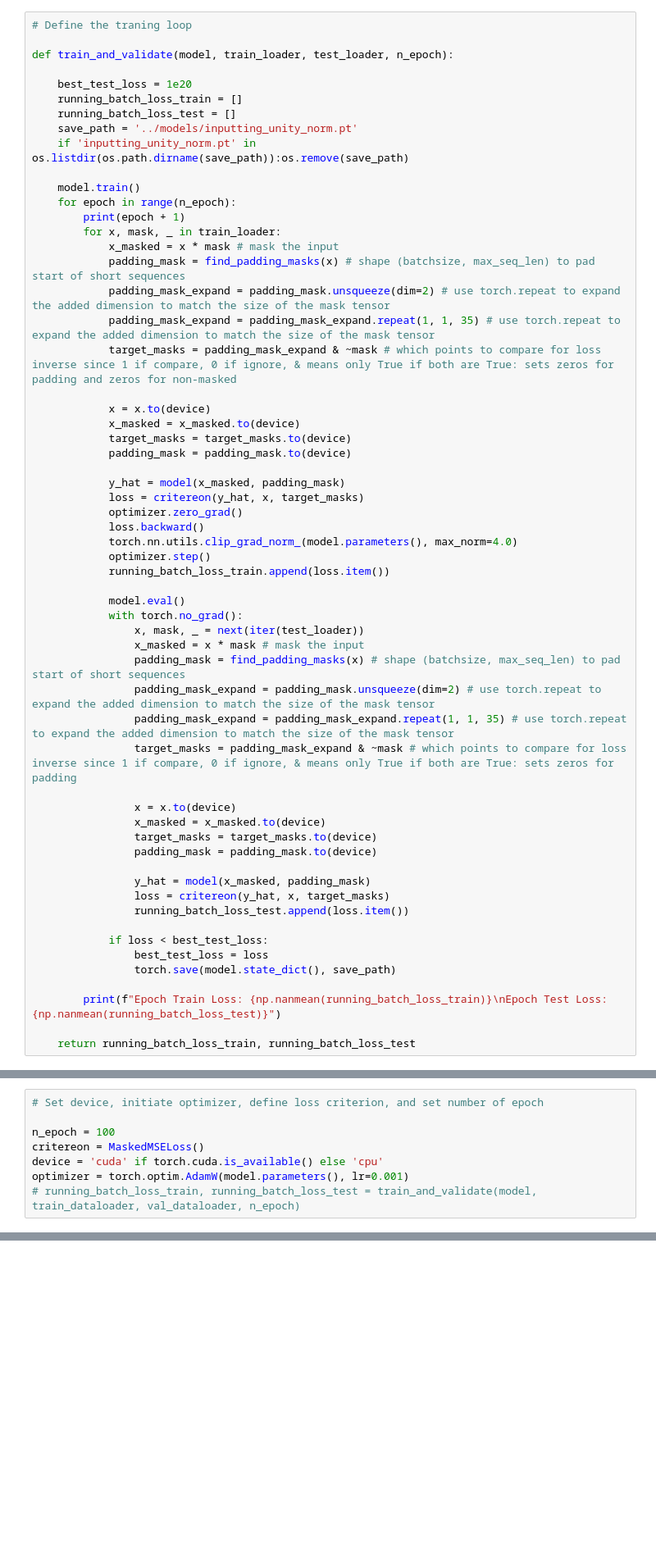
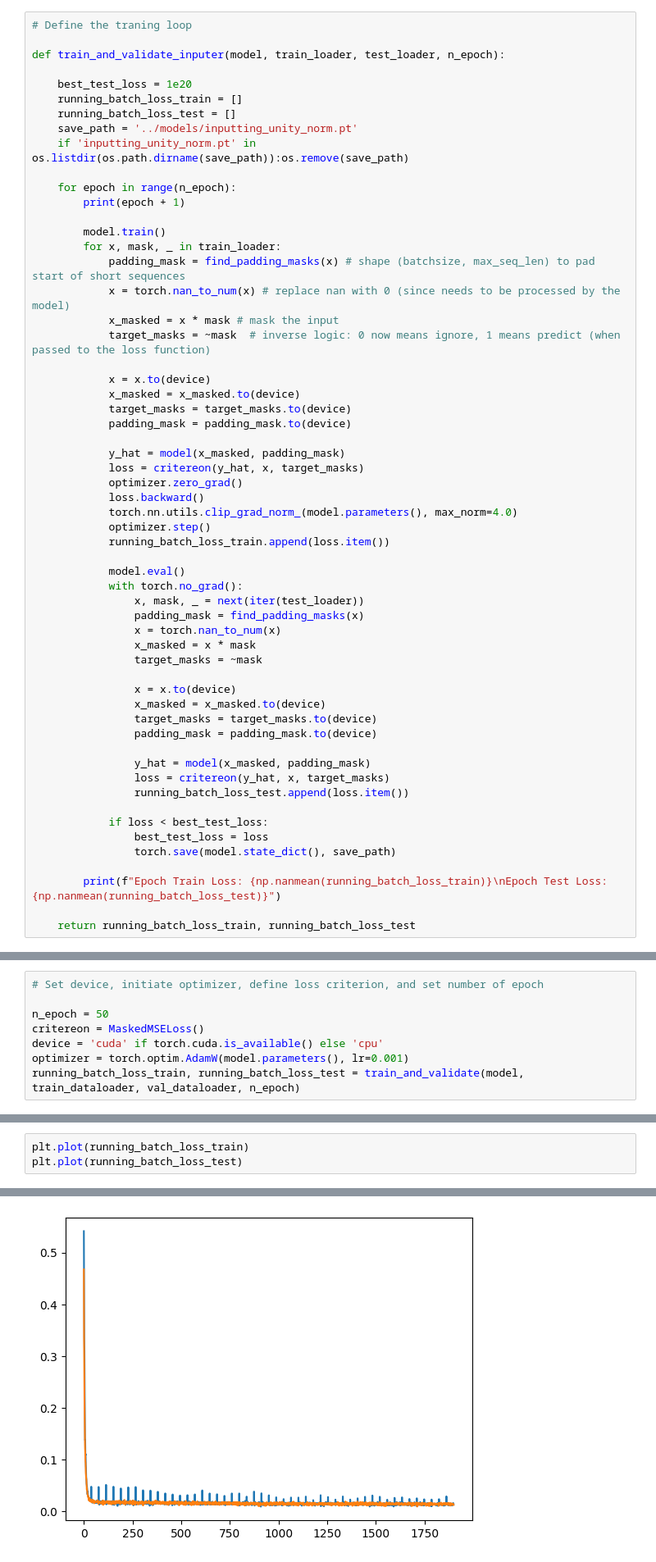
Before and after one commit to brandonlpanos/mvts, a Jupyter notebook: src/train_inputter.ipynb, the cells around one changed output, grey strips where cells are left out. Shown at 82% size. Saved outputs shown, nothing was run; the diff lists cells and outputs as text; blank space fills up the shorter version.

Commit message:
Added training loop for the inputter

```diff
--- a/src/train_inputter.ipynb
+++ b/src/train_inputter.ipynb
@@ -52,7 +52,7 @@ x.shape, mask.shape, label.shape # (batch, seq_length, feat_dim)
 # %%
 # Define the traning loop
 
-def train_and_validate(model, train_loader, test_loader, n_epoch):
+def train_and_validate_inputer(model, train_loader, test_loader, n_epoch):
 
     best_test_loss = 1e20
     running_batch_loss_train = []
@@ -60,15 +60,15 @@ def train_and_validate(model, train_loader, test_loader, n_epoch):
     save_path = '../models/inputting_unity_norm.pt'
     if 'inputting_unity_norm.pt' in os.listdir(os.path.dirname(save_path)):os.remove(save_path)
 
-    model.train()
     for epoch in range(n_epoch):
         print(epoch + 1)
+
+        model.train()
         for x, mask, _ in train_loader:
+            padding_mask = find_padding_masks(x) # shape (batchsize, max_seq_len) to pad start of short sequences
+            x = torch.nan_to_num(x) # replace nan with 0 (since needs to be processed by the model)
             x_masked = x * mask # mask the input
-            padding_mask = find_padding_masks(x) # shape (batchsize, max_seq_len) to pad start of short sequences
-            padding_mask_expand = padding_mask.unsqueeze(dim=2) # use torch.repeat to expand the added dimension to match the size of the mask tensor
-            padding_mask_expand = padding_mask_expand.repeat(1, 1, 35) # use torch.repeat to expand the added dimension to match the size of the mask tensor
-            target_masks = padding_mask_expand & ~mask # which points to compare for loss inverse since 1 if compare, 0 if ignore, & means only True if both are True: sets zeros for padding and zeros for non-masked
+            target_masks = ~mask  # inverse logic: 0 now means ignore, 1 means predict (when passed to the loss function)
 
             x = x.to(device)
             x_masked = x_masked.to(device)
@@ -86,11 +86,10 @@ def train_and_validate(model, train_loader, test_loader, n_epoch):
             model.eval()
             with torch.no_grad():
                 x, mask, _ = next(iter(test_loader))
-                x_masked = x * mask # mask the input
-                padding_mask = find_padding_masks(x) # shape (batchsize, max_seq_len) to pad start of short sequences
-                padding_mask_expand = padding_mask.unsqueeze(dim=2) # use torch.repeat to expand the added dimension to match the size of the mask tensor
-                padding_mask_expand = padding_mask_expand.repeat(1, 1, 35) # use torch.repeat to expand the added dimension to match the size of the mask tensor
-                target_masks = padding_mask_expand & ~mask # which points to compare for loss inverse since 1 if compare, 0 if ignore, & means only True if both are True: sets zeros for padding
+                padding_mask = find_padding_masks(x)
+                x = torch.nan_to_num(x)
+                x_masked = x * mask
+                target_masks = ~mask
 
                 x = x.to(device)
                 x_masked = x_masked.to(device)
@@ -158,8 +116,8 @@ nan
 # %%
 # Set device, initiate optimizer, define loss criterion, and set number of epoch
 
-n_epoch = 100
+n_epoch = 50
 critereon = MaskedMSELoss()
 device = 'cuda' if torch.cuda.is_available() else 'cpu'
 optimizer = torch.optim.AdamW(model.parameters(), lr=0.001)
-# running_batch_loss_train, running_batch_loss_test = train_and_validate(model, train_dataloader, val_dataloader, n_epoch)
+running_batch_loss_train, running_batch_loss_test = train_and_validate(model, train_dataloader, val_dataloader, n_epoch)
@@ -182,0 +142,4 @@ x.shape, mask.shape, label.shape # (batch, seq_length, feat_dim)
+# %%
+plt.plot(running_batch_loss_train)
+plt.plot(running_batch_loss_test)
+# %% [output]
@@ -182,0 +147 @@ x.shape, mask.shape, label.shape # (batch, seq_length, feat_dim)
+[figure, added]
```
Also changed, not shown: parts of 12 cells of this notebook, 3 other files.
